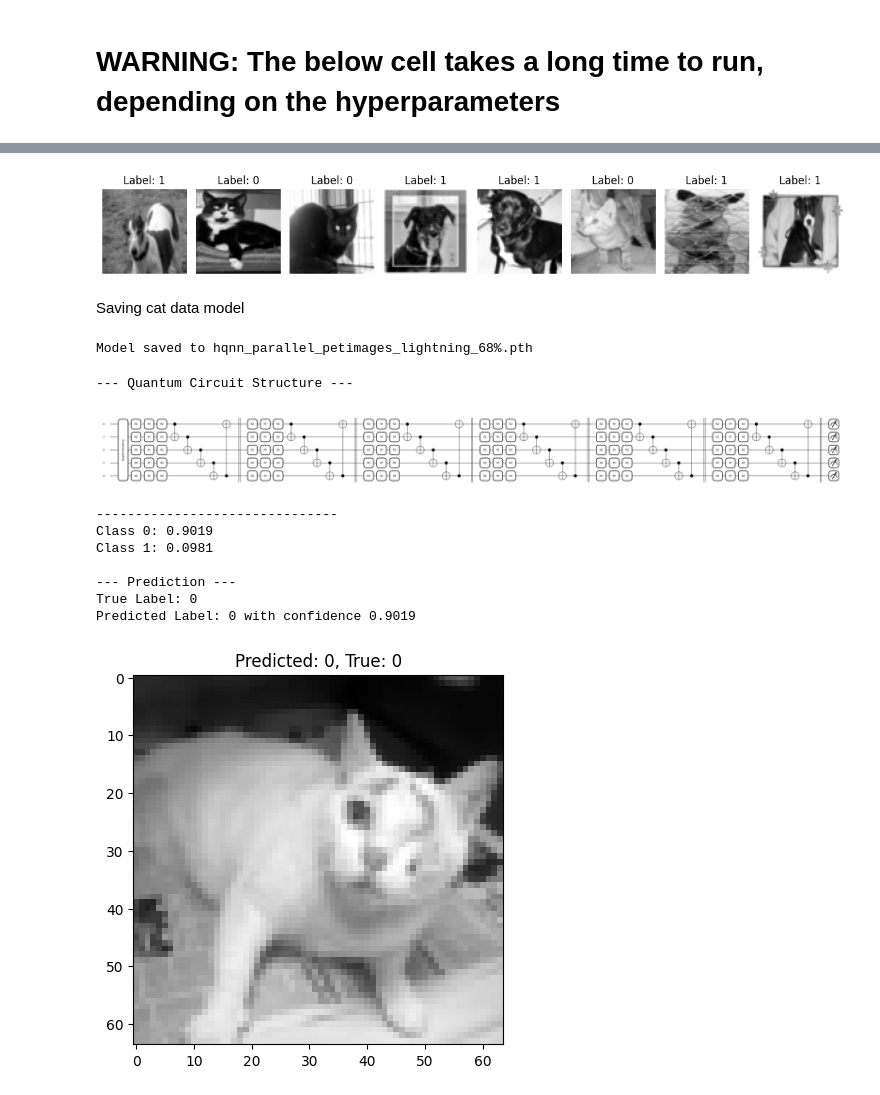
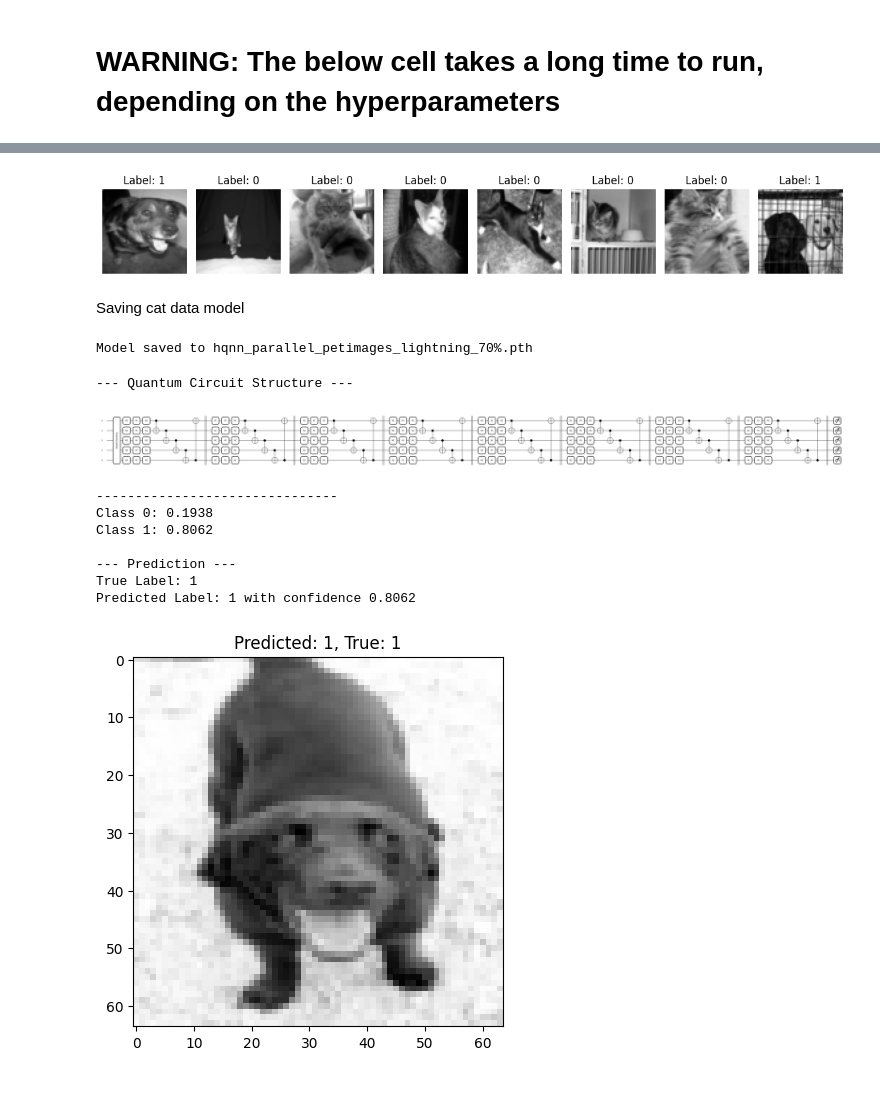
Before and after one commit to QLab-Classification/quantum-classification, a Jupyter notebook: HQNN/cats_and_dogs/HQNN-Parallel-local.ipynb, the cells around one changed output, grey strips where cells are left out. Drawn from its saved outputs; the diff is of its cells as text; code cells hidden in the pictures.

Commit message:
model with 75 percent accuracy

```diff
--- a/HQNN/cats_and_dogs/HQNN-Parallel-local.ipynb
+++ b/HQNN/cats_and_dogs/HQNN-Parallel-local.ipynb
@@ -621,7 +623,7 @@ def predict_image(model, image_tensor):
 # Hyperparameters
 q = 5     # Qubits
 c = 4     # Circuits
-depth = 5 # Depth
+depth = 9 # Depth
 # %% [markdown]
 # WARNING: The below cell takes a long time to run, depending on the hyperparameters
 # %%
@@ -648,12 +650,12 @@ train_size = int(0.8 * len(catdog_dataset))
 test_size = len(catdog_dataset) - train_size
 train_dataset, test_dataset = random_split(catdog_dataset, [train_size, test_size])
 
-dataset_portion = 0.1
+dataset_portion = 0.3
 
 train_dataset = torch.utils.data.Subset(train_dataset, range(int(len(train_dataset) * dataset_portion)))
 test_dataset = torch.utils.data.Subset(test_dataset, range(int(len(test_dataset) * dataset_portion)))
 print("Train subset size:", len(train_dataset))
 print("Test subset size:", len(test_dataset))
 
-trained_model = train_model(hqnn_model, train_dataset, test_dataset, epochs=10, batch_size=32, plot=True)
+trained_model = train_model(hqnn_model, train_dataset, test_dataset, epochs=15, batch_size=32, plot=True)
 # %% [output]
@@ -687,7 +667,7 @@ Finished Training
 # from torch.utils.data import DataLoader
 
 # Dataset and loader
-dataset = datasets.ImageFolder(root="./data/PetImages", transform=transform)
+dataset = datasets.ImageFolder(root=r"C:\Users\prana\OneDrive - University of Maryland\Ionq\PetImages", transform=transform)
 loader = DataLoader(dataset, batch_size=8, shuffle=True)
 
 # Get one batch
@@ -703,14 +683,14 @@ for i in range(8):
 plt.tight_layout()
 plt.show()
 # %% [output]
-[figure, old version]
+[figure, new version]
 # %% [markdown]
 Saving cat data model
 # %%
 import os
 
 # Find a unique filename to avoid overwriting existing models
-base = 'hqnn_parallel_petimages_lightning_68%'
+base = 'hqnn_parallel_petimages_lightning_70%'
 ext = '.pth'
 filename = base + ext
 counter = 1
@@ -722,7 +702,7 @@ counter = 1
 torch.save(trained_model.state_dict(), filename)
 print(f"Model saved to {filename}")
 # %% [output]
-Model saved to hqnn_parallel_petimages_lightning_68%.pth
+Model saved to hqnn_parallel_petimages_lightning_70%.pth
 # %%
 def load_model(filepath):
     state_dict = torch.load(filepath)
@@ -740,31 +720,31 @@ def load_model(filepath):
 # %%
 import random
 
 # 4. Test prediction on a single image
 # Load the model from file
-model_from_path = load_model('hqnn_parallel_petimages_lightning_68%.pth')
+model_from_path = load_model(r'C:\Users\prana\OneDrive - University of Maryland\Ionq\quantum-classification\HQNN\cats_and_dogs\models\hqnn_parallel_petimages_lightning_70%.pth')
 
 # Select a random image from the test dataset
 random_idx = random.randint(0, len(test_dataset) - 1)
 img, label = test_dataset[random_idx]
 img_batch = img.unsqueeze(0)  # Add batch dimension
 
 predicted, confidence = predict_image(model_from_path, img_batch)
 print(f"\n--- Prediction ---")
 print(f"True Label: {label}")
 print(f"Predicted Label: {predicted} with confidence {confidence:.4f}")
 
 plt.imshow(img.squeeze(), cmap='gray')
 plt.title(f"Predicted: {predicted}, True: {label}")
 plt.show()
 # %% [output]
 --- Quantum Circuit Structure ---
-[figure, old version]
+[figure, new version]
 -------------------------------
-Class 0: 0.9019
-Class 1: 0.0981
+Class 0: 0.1938
+Class 1: 0.8062
 
 --- Prediction ---
-True Label: 0
-Predicted Label: 0 with confidence 0.9019
+True Label: 1
+Predicted Label: 1 with confidence 0.8062
-[figure, old version]
+[figure, new version]
```
Also changed, not shown: parts of 2 cells of this notebook, 1 other file.
